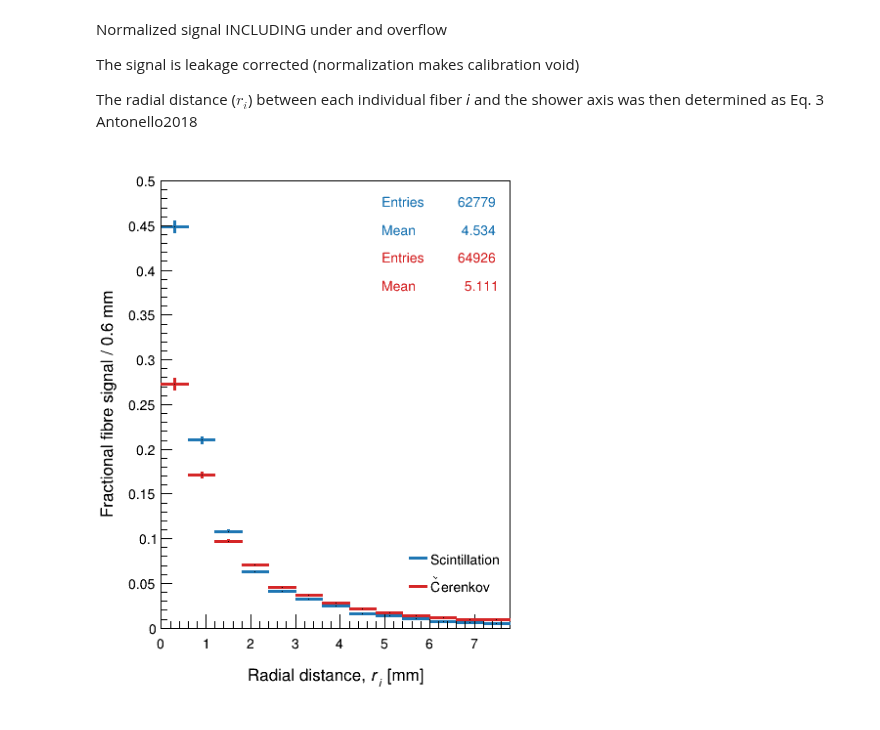
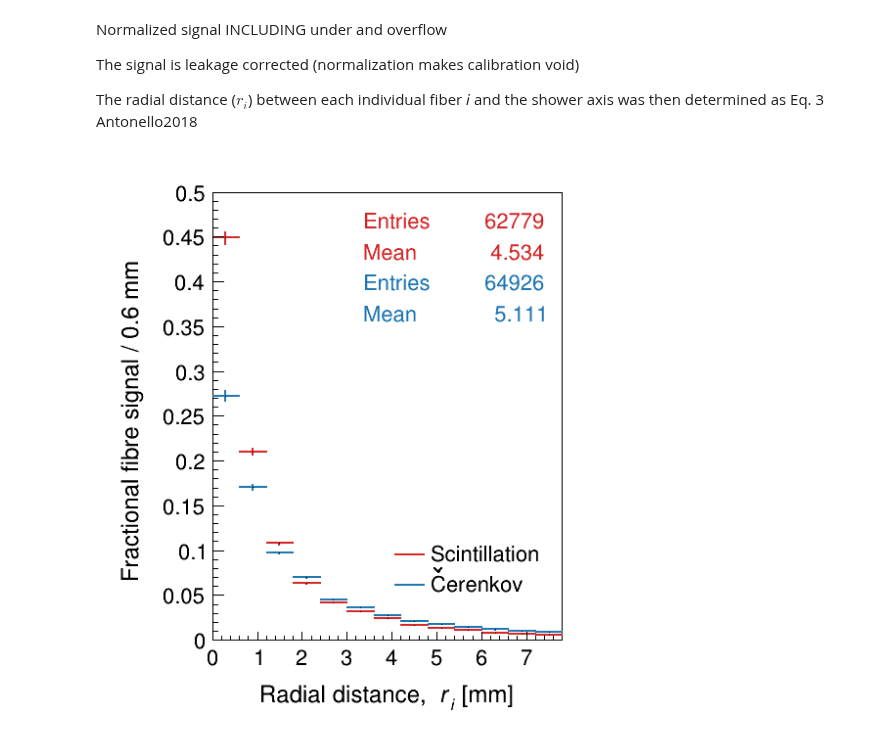
Before and after one commit to mollyhjorthjensen/DREAM, a Jupyter notebook: Analysis/validation2.ipynb, the cells around one changed output. Cells and saved outputs as stored; diff of their text form; code cells hidden in the pictures.

```diff
--- a/Analysis/validation2.ipynb
+++ b/Analysis/validation2.ipynb
@@ -37,6 +37,8 @@ rdf2 = rdf
 rdf2 = rdf2.Define("PrimaryEnergy_GeV", "PrimaryEnergy*1e-3")
 rdf2 = rdf2.Define("VecSignalScnt_corr", leakage.format("VecSignalScnt"))
 rdf2 = rdf2.Define("VecSignalCkov_corr", leakage.format("VecSignalCkov"))
+# rdf2 = rdf2.Define("VecSignalScnt_corr", "VecSignalScnt")
+# rdf2 = rdf2.Define("VecSignalCkov_corr", "VecSignalCkov")
 rdf2 = rdf2.Define("Snorm_", "Sum(VecSignalScnt_corr) / PrimaryEnergy_GeV")
 rdf2 = rdf2.Define("Cnorm_", "Sum(VecSignalCkov_corr) / PrimaryEnergy_GeV")
 rdf2 = rdf2.Define("VecSignalScnt_cal", f"VecSignalScnt/{cal['Scnt']}")
@@ -49,7 +51,8 @@ rdf2 = rdf2.Define("CoverS", "Cnorm/Snorm")
 rdf2_e = rdf2.Filter("PrimaryPDG == 11", "electron")
 rdf2_pi = rdf2.Filter("PrimaryPDG == -211", "pion")
 rdf2_e = rdf2_e.Define("rec_energy", f"(Ssum+Csum)/2")
-rdf2_pi = rdf2_pi.Define("rec_energy", f"(Ssum-{cal['Chi']}*Csum)/(1-{cal['Chi']})")
+# rdf2_pi = rdf2_pi.Define("rec_energy", f"(Ssum-{cal['Chi']}*Csum)/(1-{cal['Chi']})")
+rdf2_pi = rdf2_pi.Define("rec_energy", f"(Ssum-0.2072*Csum)/(1-0.2072)")
 # rdf2_e = rdf2_e.Define("rmse", "abs(PrimaryEnergy-rec_energy)/PrimaryEnergy")
 # rdf2_pi = rdf2_pi.Define("rmse", "abs(PrimaryEnergy-rec_energy)/PrimaryEnergy")
 
@@ -343,7 +346,7 @@ def plot_energyres(rdf, s, e):
     h = [None, None, None]
     r = h.copy()
 
-    ratio = 1.4
+    ratio = 1.7
     ratio2 = 1.2*ratio
     linewidth = 2
     linespacing = 0.05
@@ -386,7 +389,7 @@ def plot_energyres(rdf, s, e):
         r[i] = h[i].Fit("gaus", "S")
 
         h[i].GetXaxis().SetTitle(colname[i] + " [GeV]")
-        h[i].SetAxisRange(0., 80., "Y")
+        h[i].SetAxisRange(0., 90., "Y")
 
         h[i].GetXaxis().SetTickLength(0.7 * ratio * h[i].GetXaxis().GetTickLength())
         h[i].GetYaxis().SetTickLength(0.7 * ratio * h[i].GetYaxis().GetTickLength())
@@ -444,7 +447,7 @@ def plot_energyres(rdf, s, e):
         listOfLines1.Add(myt1)
         stats1.SetTextColor(color[i])
         stats1.SetX1NDC(ROOT.gPad.GetLeftMargin()+h[i].GetXaxis().GetTickLength())
-        stats1.SetX2NDC(stats1.GetX1NDC()+0.53)
+        stats1.SetX2NDC(stats1.GetX1NDC()+0.62)
         stats1.SetY2NDC(1-ROOT.gPad.GetTopMargin()-0.01)
         stats1.SetY1NDC(stats1.GetY2NDC()-0.7*6 * ratio * linespacing)
         stats1.SetTextSize(labelsize)
@@ -452,7 +455,7 @@ def plot_energyres(rdf, s, e):
         h[i].SetStats(0)
 
         t3[i] = ROOT.TLatex(1-ROOT.gPad.GetRightMargin()-h[i].GetYaxis().GetTickLength(),
-                            1-ROOT.gPad.GetTopMargin()-h[i].GetXaxis().GetTickLength(), title[i])
+                            1-ROOT.gPad.GetTopMargin()-h[i].GetXaxis().GetTickLength()+0.01, title[i])
         t3[i].SetTextSize(labelsize)
         t3[i].SetTextAlign(ROOT.kHAlignRight+ROOT.kVAlignTop)
         t3[i].SetNDC(ROOT.kTRUE)
@@ -1265,8 +1276,8 @@ for s in ['10GeV', '40GeV']:
     fileName = os.path.join(path, f"{s}/{s}.root")
     rdf_profile[s] = ROOT.ROOT.RDataFrame(treeName, os.path.join(path, fileName))
     # define new columns
-    rdf_profile[s] = rdf_profile[s].Define("VecSignalScnt_corr", leakageCorrection("VecSignalScnt"))
-    rdf_profile[s] = rdf_profile[s].Define("VecSignalCkov_corr", leakageCorrection("VecSignalCkov"))
+    rdf_profile[s] = rdf_profile[s].Define("VecSignalScnt_corr", leakage.format("VecSignalScnt"))
+    rdf_profile[s] = rdf_profile[s].Define("VecSignalCkov_corr", leakage.format("VecSignalCkov"))
 # %%
 for s, v in zip(['10GeV', '40GeV'], ["Scnt", "Ckov"]):
     rdf_profile[s] = rdf_profile[s].Define(f"{v}_i", f"getNi(VecIndex{v}, VoxelsAlongY)")
@@ -1293,7 +1304,7 @@ The signal is leakage corrected (normalization makes calibration void)
 The radial distance ($r_i$) between each individual fiber 𝑖 and the
 shower axis was then determined as Eq. 3 Antonello2018
 # %%
-c8 = ROOT.TCanvas("c8", "c8", 450, 600)
+c8 = ROOT.TCanvas("c8", "c8", 600, 600)
 ROOT.gStyle.SetOptStat("em")
 x = ["Scnt_r_mm", "Ckov_r_mm"]
 y = ["Scnt_norm", "Ckov_norm"]
@@ -1305,47 +1316,60 @@ p[0].Draw()
 p[1].Draw("sames")
 
 #
-p[0].SetLineColor(palette['blue'].GetNumber())
-p[1].SetLineColor(palette['red'].GetNumber())
+p[0].SetLineColor(palette['Scnt'].GetNumber())
+p[1].SetLineColor(palette['Ckov'].GetNumber())
 p[0].GetXaxis().SetTitle("Radial distance, #it{r_{i}} [mm]")
 p[0].GetXaxis().SetRangeUser(0., 7.8)
 p[0].GetYaxis().SetTitle(f"Fractional fibre signal / {binwidth} mm")
 p[0].SetAxisRange(0., 0.5, "Y")
 
 #
-ROOT.gPad.SetLeftMargin(0.15)
-ROOT.gPad.SetBottomMargin(0.15)
-ROOT.gPad.SetRightMargin(0.05)
-ROOT.gPad.SetTopMargin(0.05)
+ROOT.gPad.SetLeftMargin(0.2)
+ROOT.gPad.SetBottomMargin(0.13)
+ROOT.gPad.SetRightMargin(0.2)
+ROOT.gPad.SetTopMargin(0.07)
 
-labelsize = 1 * p[0].GetYaxis().GetLabelSize()
-titlesize = 1.2 * p[0].GetYaxis().GetTitleSize()
-xtitleoffset = 1.3 * p[0].GetXaxis().GetTitleOffset()
-ytitleoffset = 1.4 * xtitleoffset
-xlabeloffset = 2 * p[0].GetXaxis().GetLabelOffset()
-ylabeloffset = 2 * p[0].GetYaxis().GetLabelOffset()
-linewidth = 3
+ratio = 1.1
+ratio2 = 1.2*ratio
+linewidth = 2
+linespacing = 0.05
+
+# labelsize = 1 * p[0].GetYaxis().GetLabelSize()
+# titlesize = 1.2 * p[0].GetYaxis().GetTitleSize()
+# xtitleoffset = 1.3 * p[0].GetXaxis().GetTitleOffset()
+# ytitleoffset = 1.4 * xtitleoffset
+# xlabeloffset = 2 * p[0].GetXaxis().GetLabelOffset()
+# ylabeloffset = 2 * p[0].GetYaxis().GetLabelOffset()
+# linewidth = 3
 # x2ndc = 0.89+0.08
 # y2ndc = 0.88+0.05
 
-ticklength = 0.02
-x2ndc = 1-0.05-0.01
-y2ndc = 1-0.05-0.012
+# ticklength = 0.02
+
 
 p[0].SetLineWidth(linewidth)
 p[1].SetLineWidth(linewidth)
 
-p[0].GetXaxis().SetTitleSize(titlesize)
+p[0].GetXaxis().SetTitleSize(ratio2 * p[0].GetXaxis().GetTitleSize())
+
+labelsize = ratio * mg.GetXaxis().GetLabelSize()
+labeloffset = (ratio) * mg.GetXaxis().GetLabelOffset()
 p[0].GetXaxis().SetLabelSize(labelsize)
 p[0].GetXaxis().CenterTitle()
-p[0].GetXaxis().SetTitleOffset(xtitleoffset)
-p[0].GetXaxis().SetLabelOffset(xlabeloffset)
+p[0].GetXaxis().SetTitleOffset(ratio2 * p[0].GetXaxis().GetTitleOffset()+0.05)
+p[0].GetXaxis().SetLabelOffset(labeloffset)
 
-p[0].GetYaxis().SetTitleSize(titlesize)
+p[0].GetYaxis().SetTitleSize(ratio2 * p[0].GetYaxis().GetTitleSize())
 p[0].GetYaxis().SetLabelSize(labelsize)
 p[0].GetYaxis().CenterTitle()
-p[0].GetYaxis().SetTitleOffset(ytitleoffset)
-p[0].GetYaxis().SetLabelOffset(ylabeloffset)
+p[0].GetYaxis().SetTitleOffset(p[0].GetXaxis().GetTitleOffset()+0.5)
+p[0].GetYaxis().SetLabelOffset(labeloffset)
+
+p[0].GetXaxis().SetTickLength(0.7 * ratio * p[0].GetXaxis().GetTickLength())
+p[0].GetYaxis().SetTickLength(0.7 * ratio * p[0].GetYaxis().GetTickLength())
+
+x2ndc = 1-ROOT.gPad.GetRightMargin()-p[0].GetYaxis().GetTickLength()+0.015
+y2ndc = 1-ROOT.gPad.GetTopMargin()-p[0].GetXaxis().GetTickLength()
 
 c8.Update()
 
@@ -1354,45 +1378,45 @@ stats1 = p[0].GetListOfFunctions().FindObject("stats")
 p[0].GetListOfFunctions().Remove(stats1)
 p[0].SetStats(0)
 stats1.GetLineWith("Mean y").SetTextColor(0)
-stats1.SetTextColor(palette['blue'].GetNumber())
+stats1.SetTextColor(palette['Scnt'].GetNumber())
 stats1.SetX2NDC(x2ndc)
 stats1.SetY2NDC(y2ndc)
-stats1.SetX1NDC(stats1.GetX2NDC()-0.3)
-stats1.SetY1NDC(stats1.GetY2NDC()-0.1)
+stats1.SetX1NDC(stats1.GetX2NDC()-0.35)
+stats1.SetY1NDC(stats1.GetY2NDC()-2 * ratio * linespacing)
 stats1.SetTextSize(labelsize)
 stats1.SetBorderSize(0)
 stats1.GetListOfLines().Remove(stats1.GetLineWith("Mean y"))
 stats1.Draw()
 p[0].SetStats(0)
 
 stats2 = p[1].GetListOfFunctions().FindObject("stats")
 p[1].GetListOfFunctions().Remove(stats2)
 p[1].SetStats(0)
-stats2.SetTextColor(palette['red'].GetNumber())
+stats2.SetTextColor(palette['Ckov'].GetNumber())
 stats2.SetX2NDC(stats1.GetX2NDC())
 stats2.SetY2NDC(stats1.GetY1NDC())
 stats2.SetX1NDC(stats1.GetX1NDC())
-stats2.SetY1NDC(stats1.GetY1NDC()-0.1)
+stats2.SetY1NDC(stats1.GetY1NDC()-2 * ratio * linespacing)
 stats2.SetTextSize(labelsize)
 stats2.SetBorderSize(0)
 stats2.GetListOfLines().Remove(stats2.GetLineWith("Mean y"))
 stats2.Draw()
 p[1].SetStats(0)
 
 # legend
-legend = ROOT.TLegend(stats1.GetX1NDC()+0.07, 0.2, stats1.GetX2NDC(), 0.3)
+legend = ROOT.TLegend(stats1.GetX1NDC()+0.06, 0.2, stats1.GetX2NDC(), 0.2+2 * ratio * linespacing)
 legend.SetFillColor(0)
 #legend.SetTextAlign(ROOT.kHAlignLeft+ROOT.kVAlignTop)
 legend.SetBorderSize(0)
 legend.SetTextSize(labelsize)
 legend.AddEntry(p[0].GetValue(), "Scintillation", "l")
 legend.AddEntry(p[1].GetValue(), "#check{C}erenkov", "l")
 legend.Draw()
 
 c8.Modified()
 
 c8.Update()
 c8.Draw()
 c8.SaveAs("LateralProfile.png")
 # %% [output]
-[figure, old version]
+[figure, new version]
```
Also changed, not shown: parts of 5 cells of this notebook, 1 other file.
